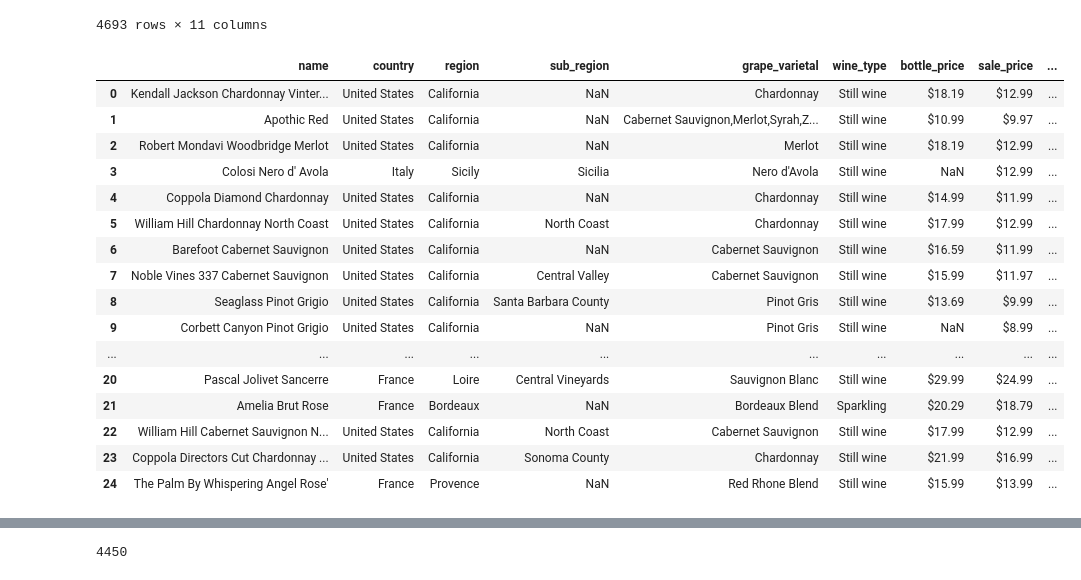
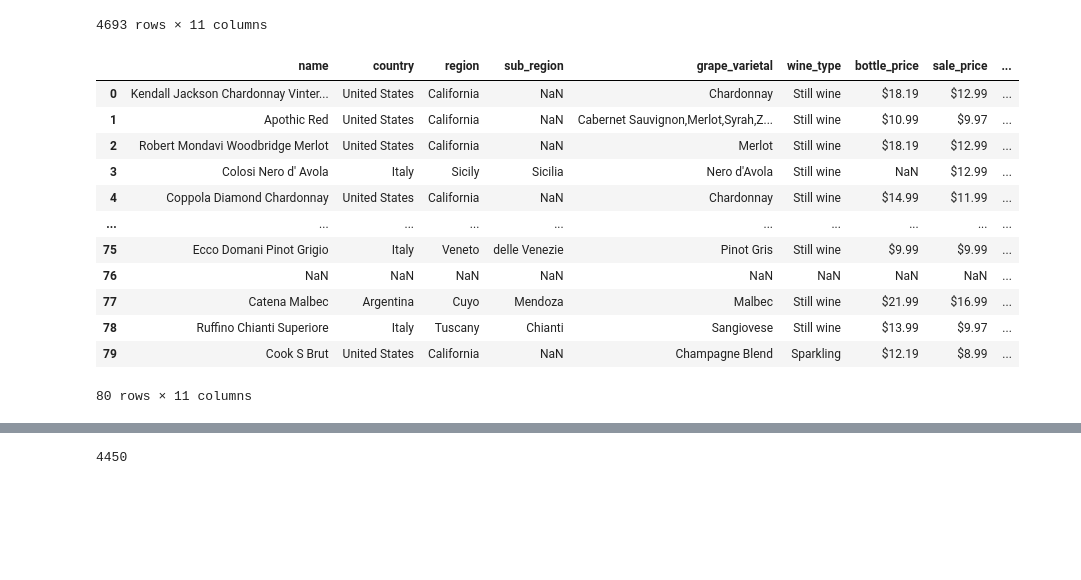
Before and after one commit to MersedehSP/Wine_ETL, a Jupyter notebook: Petrocks Liquor-Final_code.ipynb, the cells around one changed output, grey strips where cells are left out. Saved outputs shown, nothing was run; the diff lists cells and outputs as text; code cells hidden in the pictures; blank space fills up the shorter version.

```diff
--- a/Petrocks Liquor-Final_code.ipynb
+++ b/Petrocks Liquor-Final_code.ipynb
@@ -193,25 +185,21 @@ import numpy as np
 # %%
 file_path = "petrocks_finalllll4k.csv"
 wine_df = pd.read_csv(file_path, encoding='ISO-8859-1')
-wine_df.head(25)
+wine_df.head(80)
 # %% [output]
 |  | name | country | region | sub_region | grape_varietal | wine_type | bottle_price | sale_price | ... |
 | 0 | Kendall Jackson Chardonnay Vinter... | United States | California | NaN | Chardonnay | Still wine | $18.19 | $12.99 | ... |
 | 1 | Apothic Red | United States | California | NaN | Cabernet Sauvignon,Merlot,Syrah,Z... | Still wine | $10.99 | $9.97 | ... |
 | 2 | Robert Mondavi Woodbridge Merlot | United States | California | NaN | Merlot | Still wine | $18.19 | $12.99 | ... |
 | 3 | Colosi Nero d' Avola | Italy | Sicily | Sicilia | Nero d'Avola | Still wine | NaN | $12.99 | ... |
 | 4 | Coppola Diamond Chardonnay | United States | California | NaN | Chardonnay | Still wine | $14.99 | $11.99 | ... |
-| 5 | William Hill Chardonnay North Coast | United States | California | North Coast | Chardonnay | Still wine | $17.99 | $12.99 | ... |
-| 6 | Barefoot Cabernet Sauvignon | United States | California | NaN | Cabernet Sauvignon | Still wine | $16.59 | $11.99 | ... |
-| 7 | Noble Vines 337 Cabernet Sauvignon | United States | California | Central Valley | Cabernet Sauvignon | Still wine | $15.99 | $11.97 | ... |
-| 8 | Seaglass Pinot Grigio | United States | California | Santa Barbara County | Pinot Gris | Still wine | $13.69 | $9.99 | ... |
-| 9 | Corbett Canyon Pinot Grigio | United States | California | NaN | Pinot Gris | Still wine | NaN | $8.99 | ... |
 | ... | ... | ... | ... | ... | ... | ... | ... | ... | ... |
-| 20 | Pascal Jolivet Sancerre | France | Loire | Central Vineyards | Sauvignon Blanc | Still wine | $29.99 | $24.99 | ... |
-| 21 | Amelia Brut Rose | France | Bordeaux | NaN | Bordeaux Blend | Sparkling | $20.29 | $18.79 | ... |
-| 22 | William Hill Cabernet Sauvignon N... | United States | California | North Coast | Cabernet Sauvignon | Still wine | $17.99 | $12.99 | ... |
-| 23 | Coppola Directors Cut Chardonnay ... | United States | California | Sonoma County | Chardonnay | Still wine | $21.99 | $16.99 | ... |
-| 24 | The Palm By Whispering Angel Rose' | France | Provence | NaN | Red Rhone Blend | Still wine | $15.99 | $13.99 | ... |
+| 75 | Ecco Domani Pinot Grigio | Italy | Veneto | delle Venezie | Pinot Gris | Still wine | $9.99 | $9.99 | ... |
+| 76 | NaN | NaN | NaN | NaN | NaN | NaN | NaN | NaN | ... |
+| 77 | Catena Malbec | Argentina | Cuyo | Mendoza | Malbec | Still wine | $21.99 | $16.99 | ... |
+| 78 | Ruffino Chianti Superiore | Italy | Tuscany | Chianti | Sangiovese | Still wine | $13.99 | $9.97 | ... |
+| 79 | Cook S Brut | United States | California | NaN | Champagne Blend | Sparkling | $12.19 | $8.99 | ... |
+80 rows × 11 columns
 # %%
 #renaming the columns to matc with everyone
 wine_df.rename(columns = {'region':'state'}, inplace = True)
```
Also changed, not shown: parts of 2 cells of this notebook, 2 other files.
